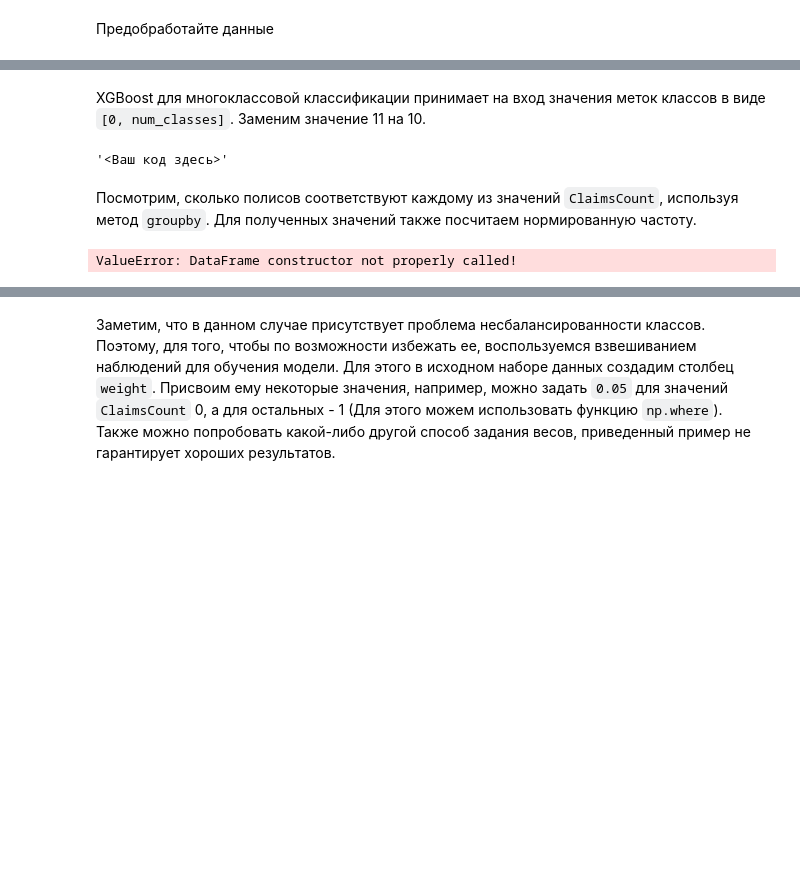
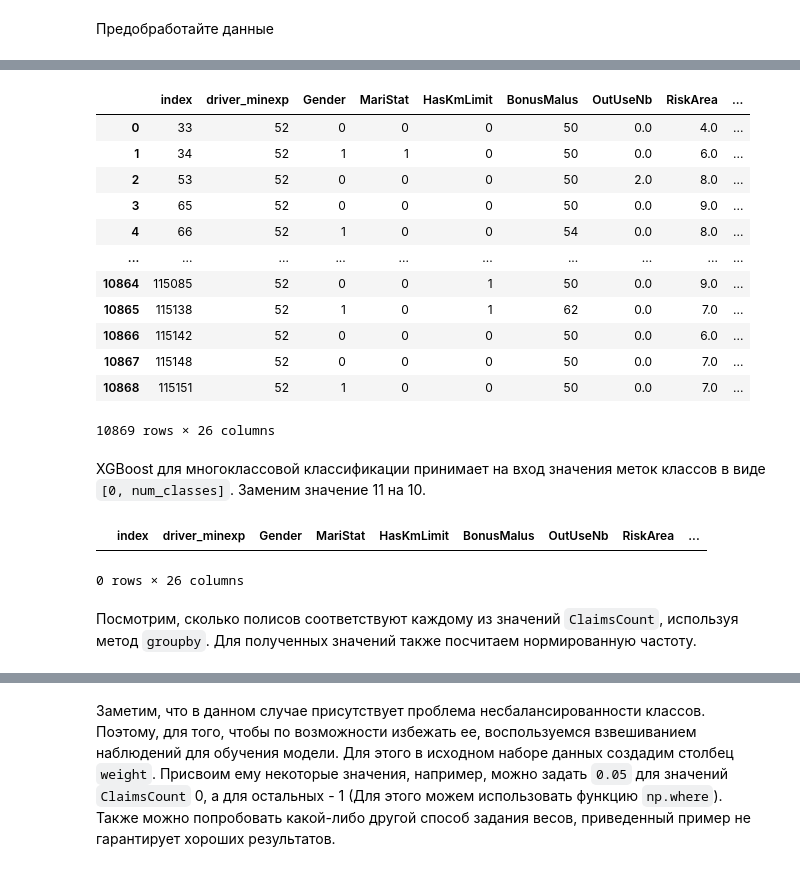
Before and after one commit to Iflgit/ML-in-business, a Jupyter notebook: lesson8/GB_Lesson_3_new.ipynb, the cells around one changed output, grey strips where cells are left out. Saved outputs shown, nothing was run; the diff lists cells and outputs as text; code cells hidden in the pictures; blank space fills up the shorter version.

```diff
--- a/lesson8/GB_Lesson_3_new.ipynb
+++ b/lesson8/GB_Lesson_3_new.ipynb
@@ -1111,6 +1241,19 @@ memory usage: 17.6+ MB
+# %%
+df_ac = df_freq[df_freq['ClaimsCount'] > 0].reset_index().copy()
+df_ac
+# %% [output]
+|  | index | driver_minexp | Gender | MariStat | HasKmLimit | BonusMalus | OutUseNb | RiskArea | ... |
+| 0 | 33 | 52 | 0 | 0 | 0 | 50 | 0.0 | 4.0 | ... |
+| 1 | 34 | 52 | 1 | 1 | 0 | 50 | 0.0 | 6.0 | ... |
+| 2 | 53 | 52 | 0 | 0 | 0 | 50 | 2.0 | 8.0 | ... |
+| 3 | 65 | 52 | 0 | 0 | 0 | 50 | 0.0 | 9.0 | ... |
+| 4 | 66 | 52 | 1 | 0 | 0 | 54 | 0.0 | 8.0 | ... |
+| ... | ... | ... | ... | ... | ... | ... | ... | ... | ... |
+| 10864 | 115085 | 52 | 0 | 0 | 1 | 50 | 0.0 | 9.0 | ... |
+| 10865 | 115138 | 52 | 1 | 0 | 1 | 62 | 0.0 | 7.0 | ... |
+| 10866 | 115142 | 52 | 0 | 0 | 0 | 50 | 0.0 | 6.0 | ... |
+| 10867 | 115148 | 52 | 0 | 0 | 0 | 50 | 0.0 | 7.0 | ... |
+| 10868 | 115151 | 52 | 1 | 0 | 0 | 50 | 0.0 | 7.0 | ... |
+10869 rows × 26 columns
 # %% [markdown]
 XGBoost для многоклассовой классификации принимает на вход значения меток классов в виде `[0, num_classes]`. Заменим значение 11 на 10.
-# %%
-'<Ваш код здесь>'
-# %% [output]
-'<Ваш код здесь>'
@@ -1117,7 +1262,7 @@ XGBoost для многоклассовой классификации прин
+# %%
+df_ac[df_ac['ClaimsCount'] == 11]
+# %% [output]
+|  | index | driver_minexp | Gender | MariStat | HasKmLimit | BonusMalus | OutUseNb | RiskArea | ... |
+0 rows × 26 columns
 # %% [markdown]
 Посмотрим, сколько полисов соответствуют каждому из значений `ClaimsCount`, используя метод `groupby`. Для полученных значений также посчитаем нормированную частоту.
-# %%
-FreqCount = pd.DataFrame('<Ваш код здесь>', columns=['Count'])
-FreqCount['Freq'] = '<Ваш код здесь>'
-# %% [output]
-ValueError: DataFrame constructor not properly called!
```
Also changed, not shown: parts of 41 cells of this notebook, 1 other file.
